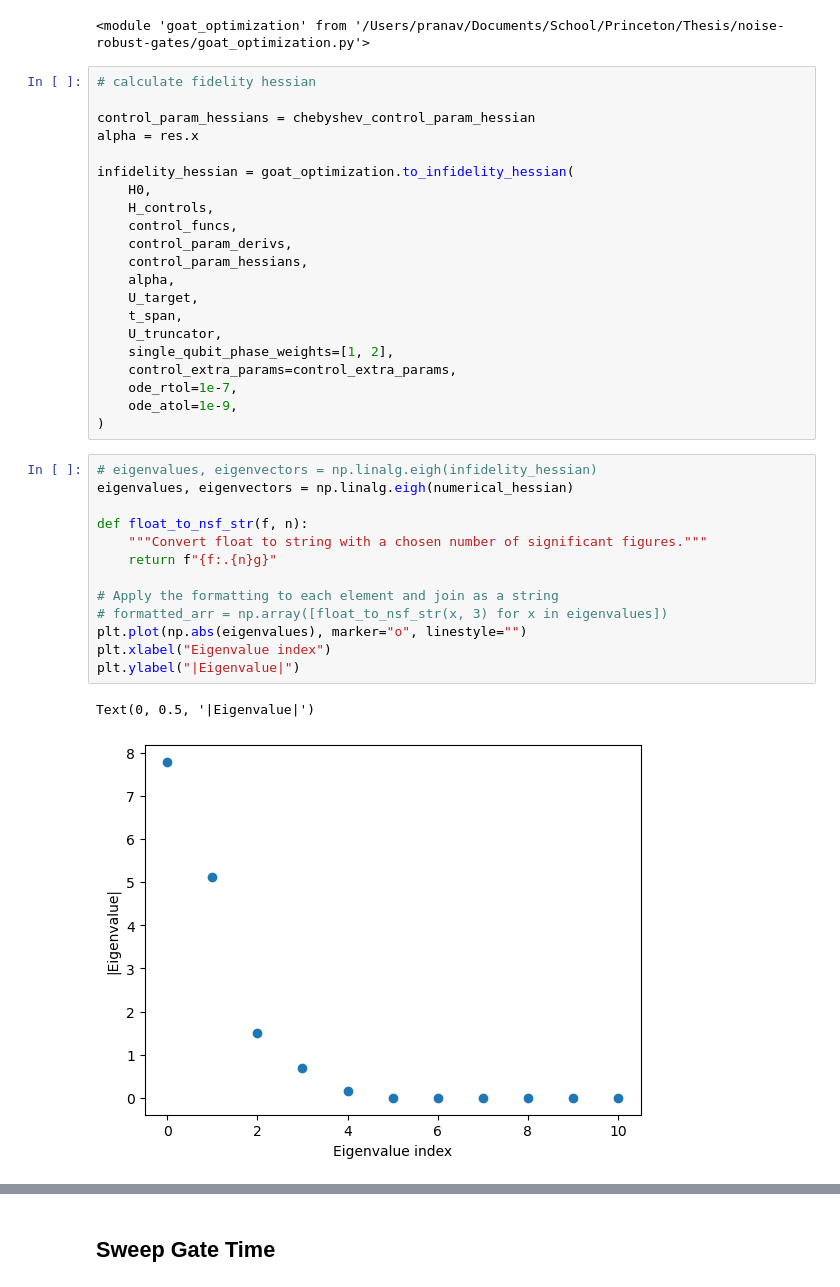
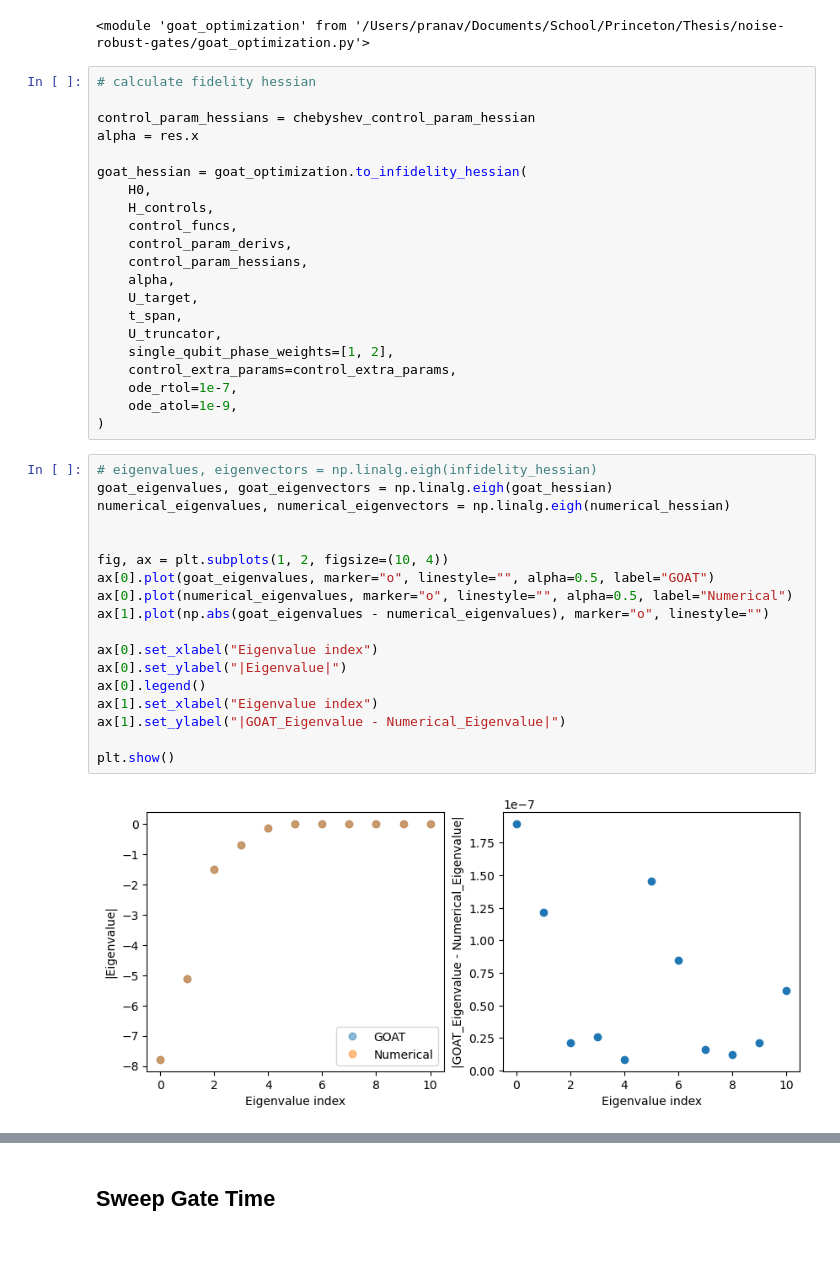
Before and after one commit to pmathur007/robust-rydberg-gates, a Jupyter notebook: goat_testing.ipynb, the cells around one changed output, grey strips where cells are left out. Cells and saved outputs as stored; diff of their text form; blank space fills up the shorter version.

```diff
--- a/goat_testing.ipynb
+++ b/goat_testing.ipynb
@@ -392,7 +393,7 @@ importlib.reload(goat_optimization)
 control_param_hessians = chebyshev_control_param_hessian
 alpha = res.x
 
-infidelity_hessian = goat_optimization.to_infidelity_hessian(
+goat_hessian = goat_optimization.to_infidelity_hessian(
     H0,
     H_controls,
     control_funcs,
@@ -409,20 +410,24 @@ infidelity_hessian = goat_optimization.to_infidelity_hessian(
 )
 # %%
 # eigenvalues, eigenvectors = np.linalg.eigh(infidelity_hessian)
-eigenvalues, eigenvectors = np.linalg.eigh(numerical_hessian)
+goat_eigenvalues, goat_eigenvectors = np.linalg.eigh(goat_hessian)
+numerical_eigenvalues, numerical_eigenvectors = np.linalg.eigh(numerical_hessian)
 
-def float_to_nsf_str(f, n):
-    """Convert float to string with a chosen number of significant figures."""
-    return f"{f:.{n}g}"
 
-# Apply the formatting to each element and join as a string
-# formatted_arr = np.array([float_to_nsf_str(x, 3) for x in eigenvalues])
-plt.plot(np.abs(eigenvalues), marker="o", linestyle="")
-plt.xlabel("Eigenvalue index")
-plt.ylabel("|Eigenvalue|")
+fig, ax = plt.subplots(1, 2, figsize=(10, 4))
+ax[0].plot(goat_eigenvalues, marker="o", linestyle="", alpha=0.5, label="GOAT")
+ax[0].plot(numerical_eigenvalues, marker="o", linestyle="", alpha=0.5, label="Numerical")
+ax[1].plot(np.abs(goat_eigenvalues - numerical_eigenvalues), marker="o", linestyle="")
+
+ax[0].set_xlabel("Eigenvalue index")
+ax[0].set_ylabel("|Eigenvalue|")
+ax[0].legend()
+ax[1].set_xlabel("Eigenvalue index")
+ax[1].set_ylabel("|GOAT_Eigenvalue - Numerical_Eigenvalue|")
+
+plt.show()
 # %% [output]
-Text(0, 0.5, '|Eigenvalue|')
-[figure, old version]
+[figure, new version]
 # %%
 # eigenvalues, eigenvectors = np.linalg.eigh(infidelity_hessian)
 evec_is = np.arange(n_cheb_polys + 1)
```
Also changed, not shown: parts of 3 cells of this notebook, 1 other file.
